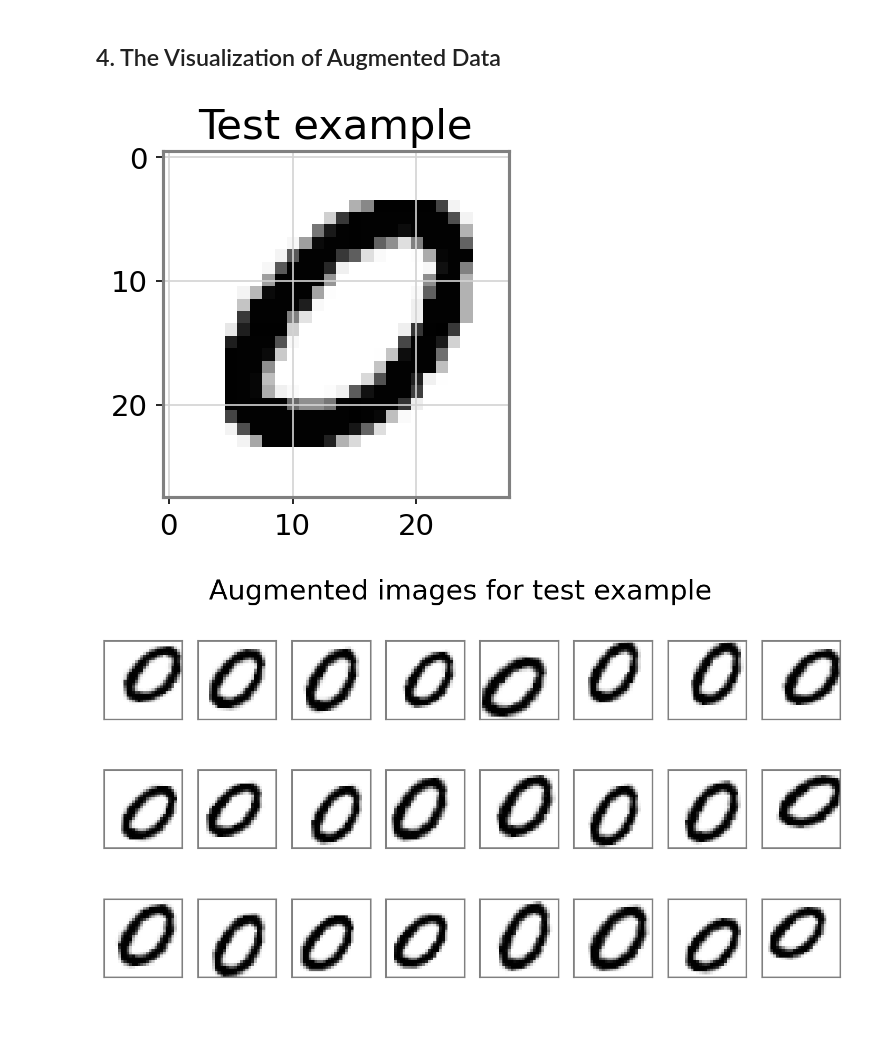
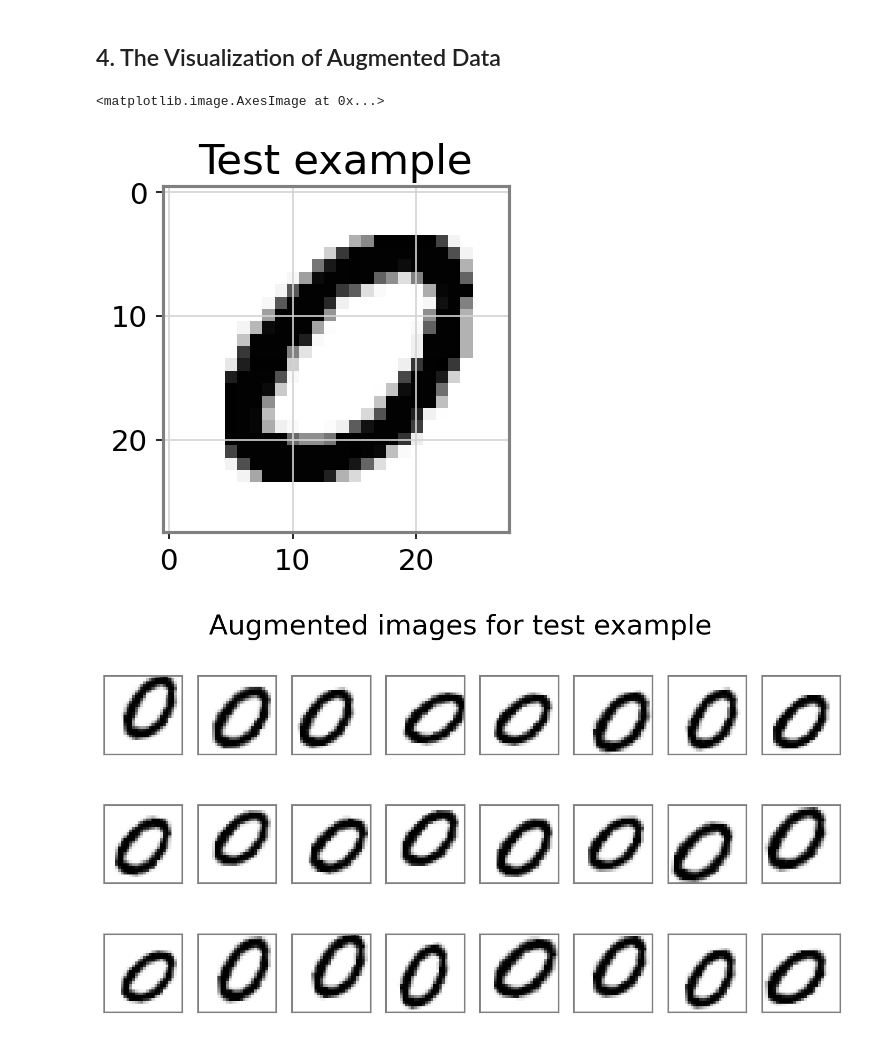
Before and after one commit to omid-sar/MNIST-Data--Digit-Recognizer-, a Jupyter notebook: notebooks/model_experients_results.ipynb, the cells around one changed output. Drawn from its saved outputs; the diff is of its cells as text; code cells hidden in the pictures.

```diff
--- a/notebooks/model_experients_results.ipynb
+++ b/notebooks/model_experients_results.ipynb
@@ -264,22 +264,20 @@ datagen = ImageDataGenerator(
 )
 # %%
 temp_example_X = X_train[12].reshape(-1, 28, 28, 1)
-temp_example_y = y_train[12].reshape(-1, 10)
 plt.figure(figsize=(3, 3))
 plt.title("Test example")
 plt.imshow(temp_example_X.squeeze(), cmap="Greys")
 # %% [output]
+<matplotlib.image.AxesImage at 0x...>
 [figure]
 # %%
 fig, axes = plt.subplots(3, 8, figsize=(12, 6))
 fig.suptitle("Augmented images for test example")
 for i in range(3):
     for j in range(8):
-        augmented_example_X, augmented_example_y = datagen.flow(
-            temp_example_X, temp_example_y, batch_size=1
-        ).next()
+        augmented_example_X = datagen.flow(temp_example_X, batch_size=1).next()
         axes[i, j].imshow(augmented_example_X.squeeze(), cmap="Greys")
         axes[i, j].set_xticks([])
         axes[i, j].set_yticks([])
 # %% [output]
-[figure, old version]
+[figure, new version]
```
Also changed, not shown: 1 other file.
